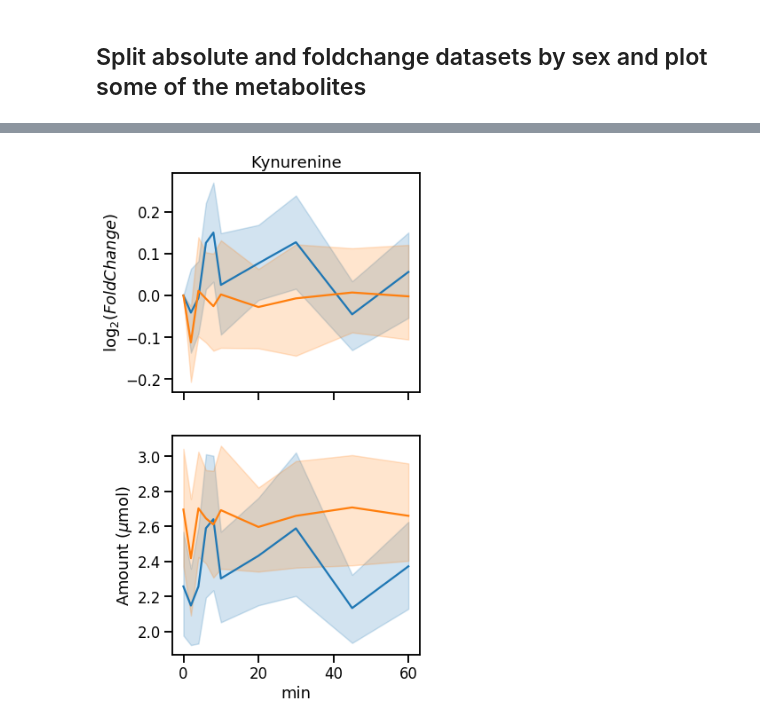
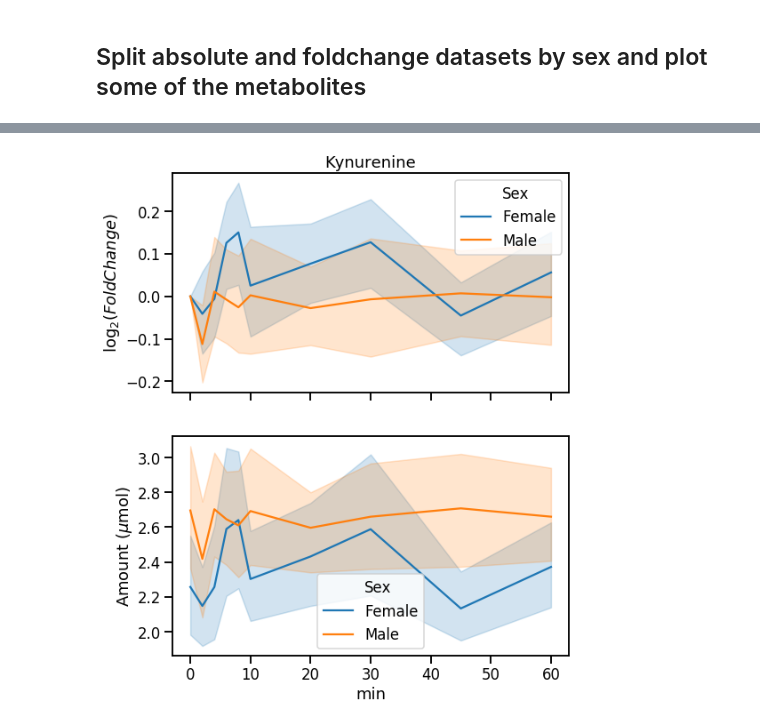
Before and after one commit to jzlab/ml_RIPC, a Jupyter notebook: notebooks/sex_differences.ipynb, the cells around one changed output, grey strips where cells are left out. Cells and saved outputs as stored; diff of their text form; code cells hidden in the pictures.

```diff
--- a/notebooks/sex_differences.ipynb
+++ b/notebooks/sex_differences.ipynb
@@ -102,6 +91,7 @@ pairplots('2-Oxoglutarate',title=r'$\alpha$-ketoglutarate')
-# %%
-pairplots('Kynurenine',title='Kynurenine',legend=False)
-# %% [output]
-[figure, removed]
+# %%
+fig = pairplots('Kynurenine',title='Kynurenine')
+fig.savefig('../viz/mvf_timeseries/kynurenine.png',dpi=300)
+# %% [output]
+[figure, added]
 # %%
 # metab = 'Succinate'
```
Also changed, not shown: parts of 9 cells of this notebook, 9 other files.
